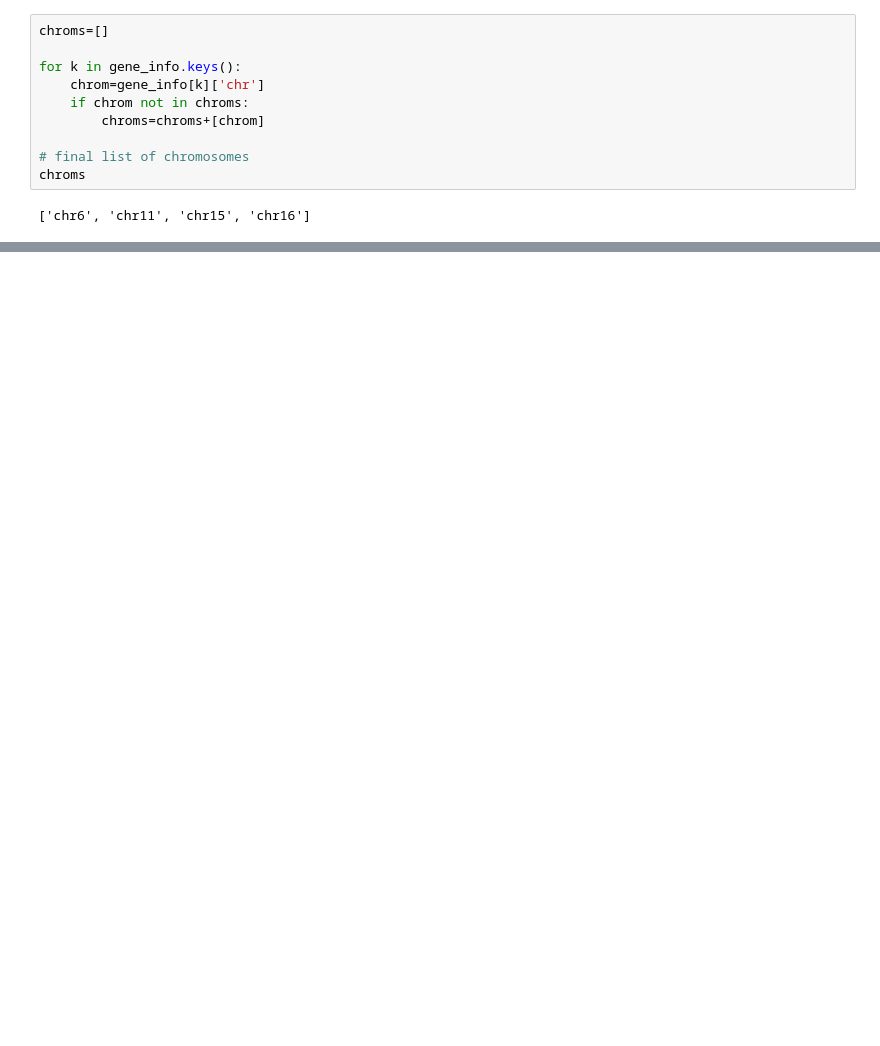
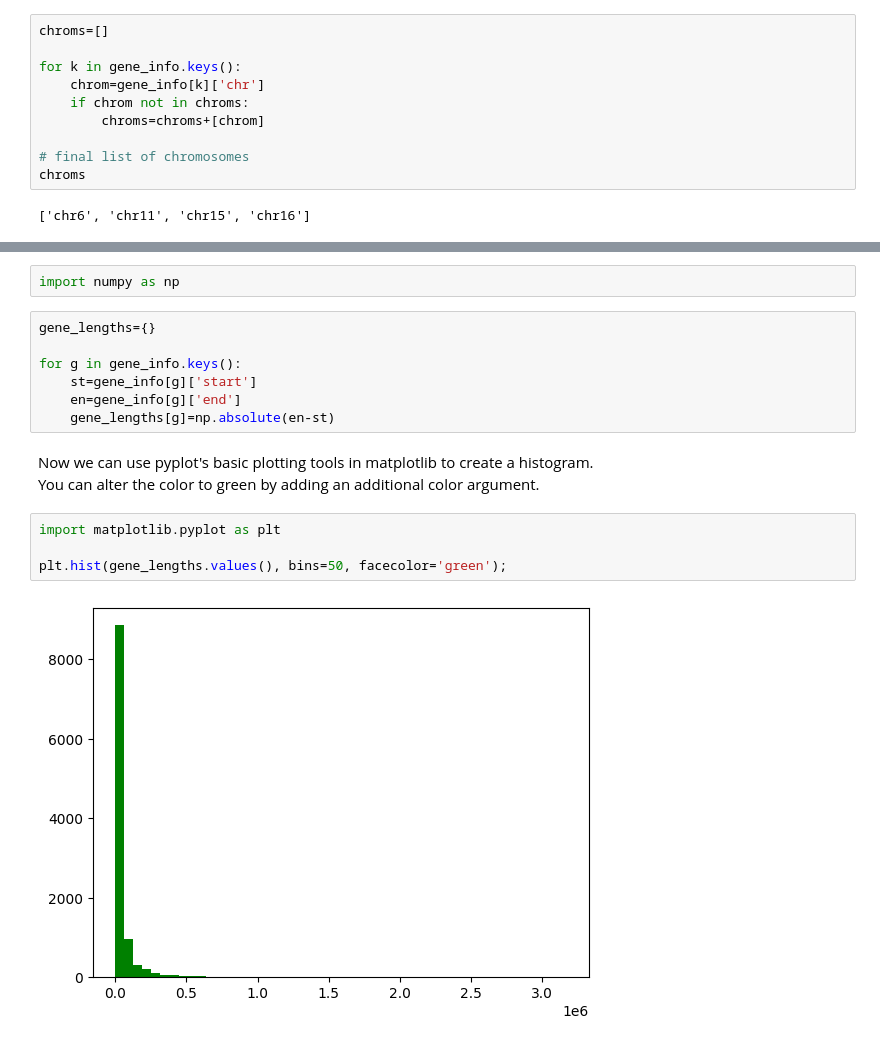
Before and after one commit to sbwiecko/quantitative_biology_workshop, a Jupyter notebook: w6_genomics_python/sequence_analysis.ipynb, the cells around one changed output, grey strips where cells are left out. Drawn from its saved outputs; the diff is of its cells as text; blank space fills up the shorter version.

```diff
--- a/w6_genomics_python/sequence_analysis.ipynb
+++ b/w6_genomics_python/sequence_analysis.ipynb
@@ -113,0 +277,18 @@ gene_counts
+# %%
+import numpy as np
+# %%
+gene_lengths={}
+
+for g in gene_info.keys():
+    st=gene_info[g]['start']
+    en=gene_info[g]['end']
+    gene_lengths[g]=np.absolute(en-st)
+# %% [markdown]
+Now we can use pyplot's basic plotting tools in matplotlib to create a histogram.
+You can alter the color to green by adding an additional color argument.
+# %%
+import matplotlib.pyplot as plt
+
+plt.hist(gene_lengths.values(), bins=50, facecolor='green');
+# %% [output]
+[figure, added]
```
Also changed, not shown: parts of 70 cells of this notebook.
